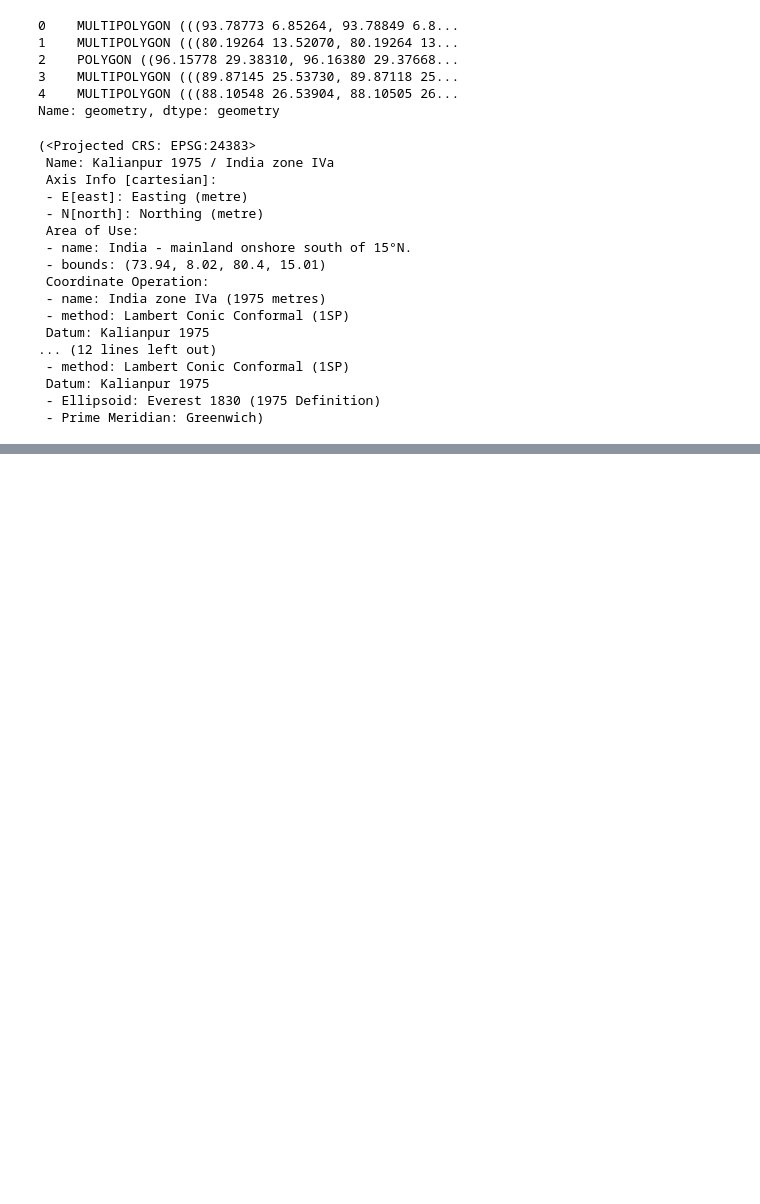
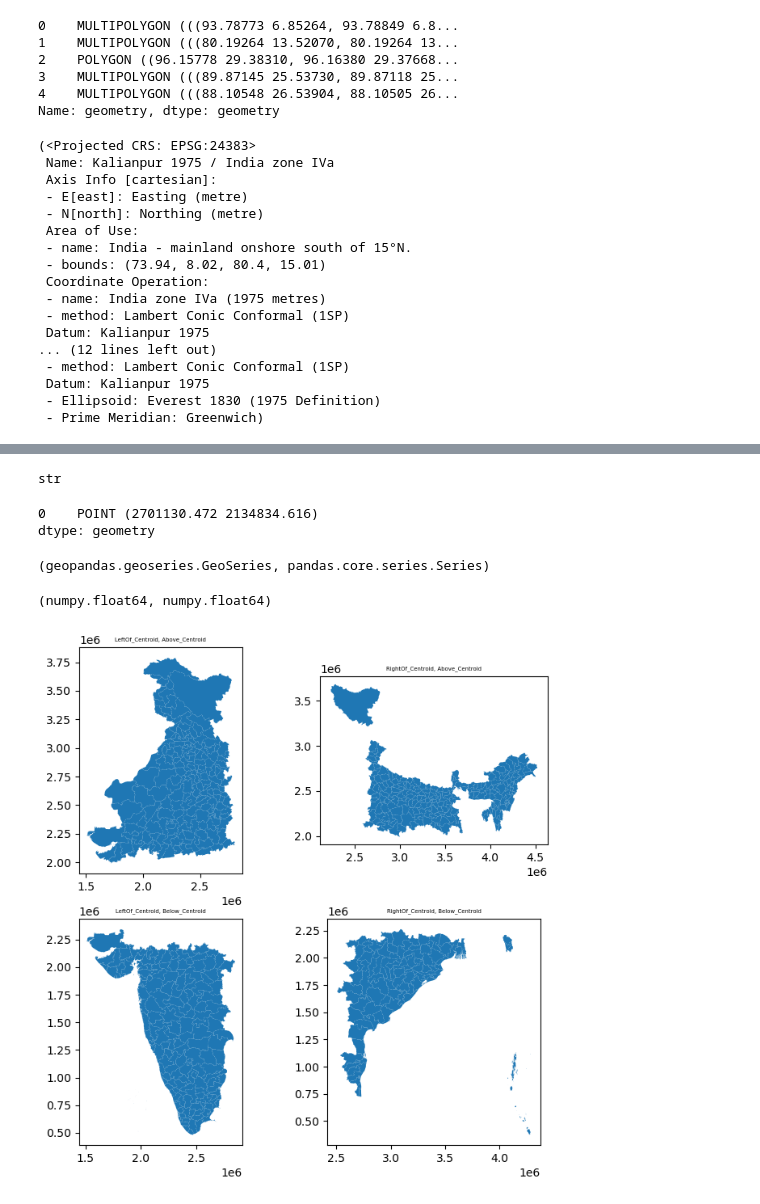
Before and after one commit to gokussj100/geodfprepro, a Jupyter notebook: Tarea 3 .ipynb, the cells around one changed output, grey strips where cells are left out. Cells and saved outputs as stored; diff of their text form; code cells hidden in the pictures; blank space fills up the shorter version.

```diff
--- a/Tarea 3 .ipynb
+++ b/Tarea 3 .ipynb
@@ -152,0 +299,4 @@ india_states.crs, india_municipalities.crs
+# %%
+type(loaded_map)
+# %% [output]
+str
@@ -152,0 +305,33 @@ india_states.crs, india_municipalities.crs
+# %%
+centroIndia=india.centroid
+centroIndia
+# %% [output]
+0    POINT (2701130.472 2134834.616)
+dtype: geometry
+# %%
+type(centroIndia), type(centroIndia.x)
+# %% [output]
+(geopandas.geoseries.GeoSeries, pandas.core.series.Series)
+# %%
+type(centroIndia.x[0]),type(centroIndia.y[0])
+# %% [output]
+(numpy.float64, numpy.float64)
+# %%
+fig, axs = plt.subplots(nrows=2,ncols=2,sharex=False, sharey=False,figsize=(8,8))
+
+centroidX=centroIndia.x[0]
+centroidY=centroIndia.y[0]
+
+axs[0,0].set_title('LeftOf_Centroid, Above_Centroid',fontsize=5)
+india_municipalities.cx[:centroidX,centroidY:].plot(ax=axs[0,0])
+
+axs[0,1].set_title('RightOf_Centroid, Above_Centroid',fontsize=5)
+india_municipalities.cx[centroidX:,centroidY:].plot(ax=axs[0,1])
+
+axs[1,0].set_title('LeftOf_Centroid, Below_Centroid',fontsize=5)
+india_municipalities.cx[:centroidX,:centroidY].plot(ax=axs[1,0])
+
+axs[1,1].set_title('RightOf_Centroid, Below_Centroid',fontsize=5)
+india_municipalities.cx[centroidX:,:centroidY].plot(ax=axs[1,1]) ;
+# %% [output]
+[figure, added]
```
Also changed, not shown: parts of 58 cells of this notebook, 1 other file.
